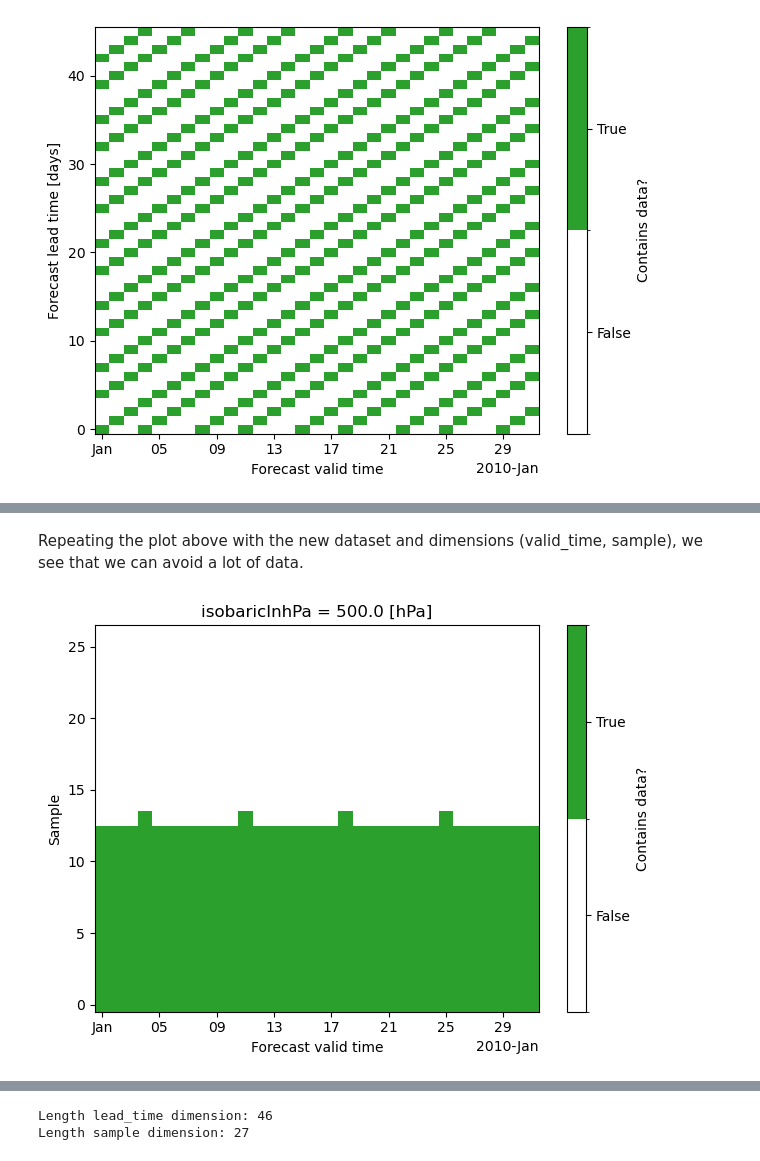
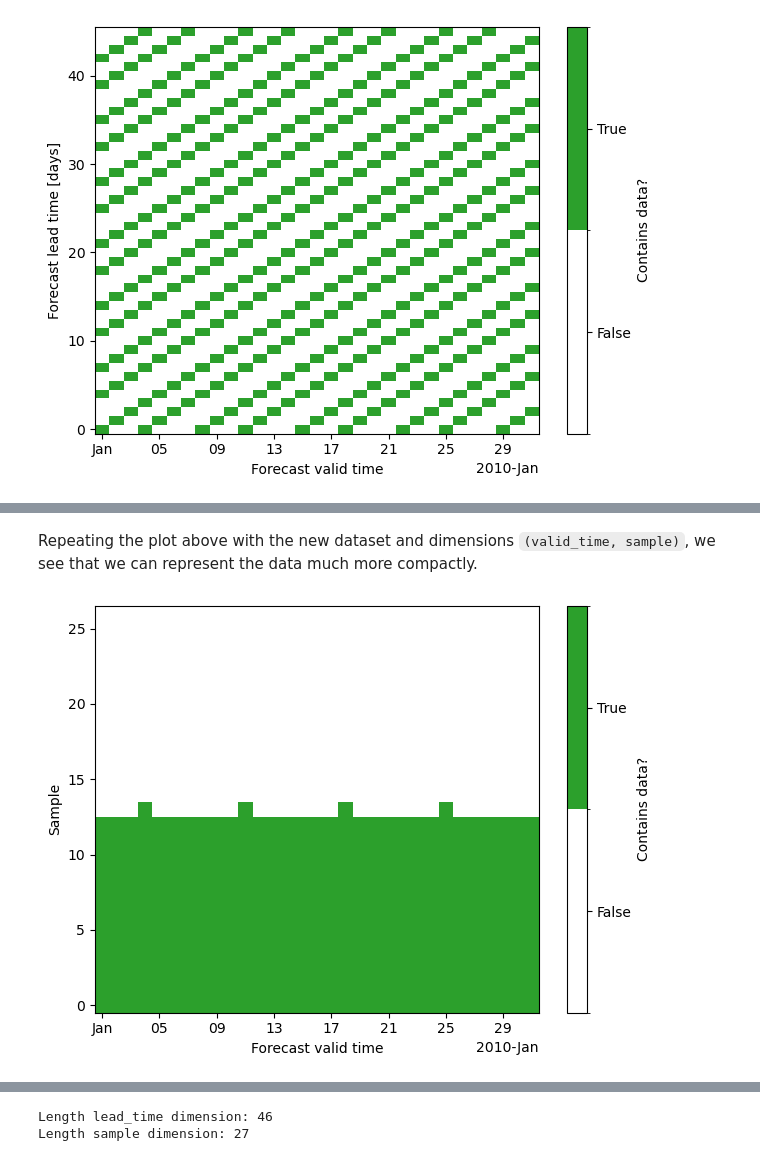
Before and after one commit to jonathanwider/unseen-awg, a Jupyter notebook: docs/source/how_to_train_wg.ipynb, the cells around one changed output, grey strips where cells are left out. Drawn from its saved outputs; the diff is of its cells as text; code cells hidden in the pictures.

```diff
--- a/docs/source/how_to_train_wg.ipynb
+++ b/docs/source/how_to_train_wg.ipynb
@@ -204,36 +207,37 @@ Data variables:
     geopotential_height  (valid_time, sample, ensemble_member, lag, latitude, longitude) float64 16GB ...
     init_time            (valid_time, sample) datetime64[ns] 2MB ...
 # %% [markdown]
-Repeating the plot above with the new dataset and dimensions (valid_time, sample), we see that we can avoid a lot of data.
+Repeating the plot above with the new dataset and dimensions `(valid_time, sample)`, we see that we can represent the data much more compactly.
 # %%
 # Create a discrete colormap for binary data
 cmap = mcolors.ListedColormap(["#ffffff", "#2ca02c"])  # Red=False, Green=True
 bounds = [0, 0.5, 1]
 norm = mcolors.BoundaryNorm(bounds, cmap.N)
 
 fig, ax = plt.subplots()
 im = (
     (~np.isnat(ds_restructured.init_time.sel(valid_time=range_vt)))
     .transpose()
     .plot(
         ax=ax,
         cmap=cmap,
         norm=norm,
         add_colorbar=True,
         cbar_kwargs={
             "label": "Contains data?",
             "ticks": [0.25, 0.75],
         },
     )
 )
 
 
 cbar = im.colorbar
 cbar.ax.set_yticklabels(["False", "True"])
 
+plt.title("")
 plt.xlabel("Forecast valid time")
 plt.ylabel("Sample")
 plt.tight_layout()
 plt.show()
 # %% [output]
-[figure, old version]
+[figure, new version]
```
Also changed, not shown: parts of 30 cells of this notebook, 2 other files.
